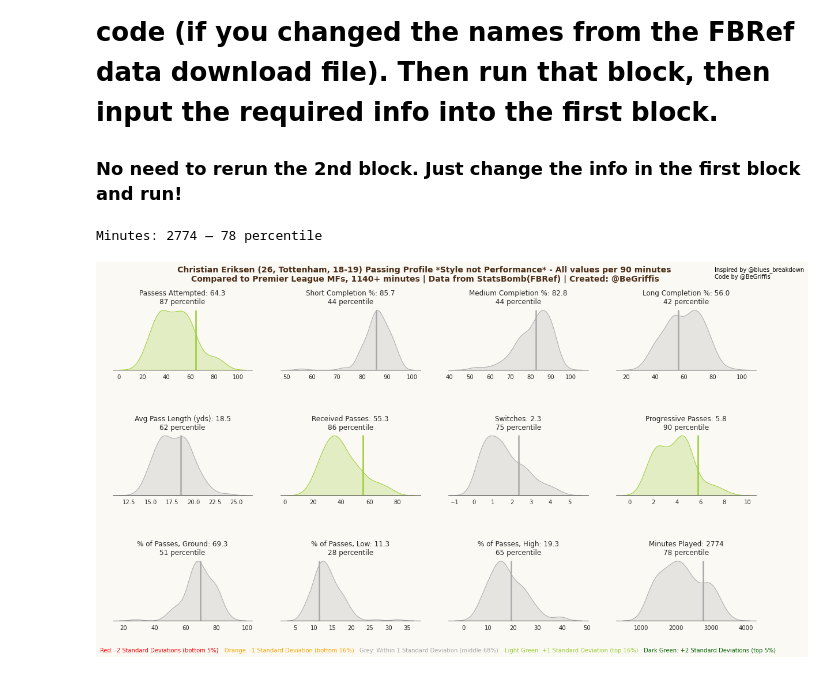
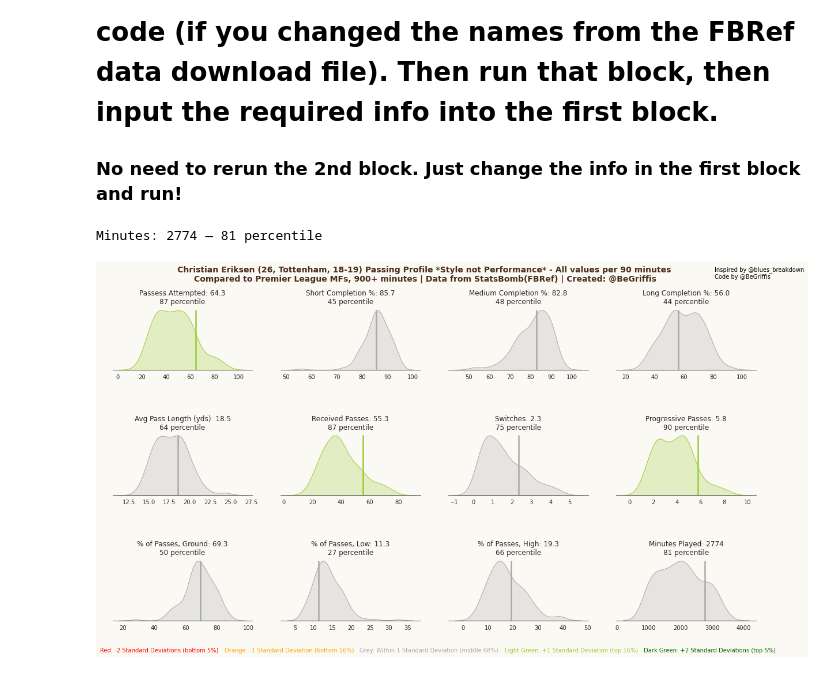
Before and after one commit to griffisben/Soccer-Analyses, a Jupyter notebook: Create Passing Style Charts (Inspired by @Blues_Breakdown).ipynb, the cells around one changed output. Cells and saved outputs as stored; diff of their text form; code cells hidden in the pictures.

```diff
--- a/Create Passing Style Charts (Inspired by @Blues_Breakdown).ipynb
+++ b/Create Passing Style Charts (Inspired by @Blues_Breakdown).ipynb
@@ -6,42 +6,42 @@ ScoutReport(season = "18-19",               # Season (In the future I'll upload
             player_pos = "MF",              # Position of player & comparisons (See note below)
             playerPrompt = "Christian Eriksen",  # Player name
             SquadPrompt = "",               # Optional. But Required for players who played for more than one team
-            minutesPlayed = (38*90)/3,            # The number of minutes to filter by
+            minutesPlayed = 900,            # The number of minutes to filter by
             compP = "epl",              # OPTIONS: epl, la liga, bundesliga, serie a, ligue 1 ('n' will be all 5 leagues)
-            saveinput = "n",                # 'y' if you want to save figure, 'n' if not
+            saveinput = "y",                # 'y' if you want to save figure, 'n' if not
             signature = "@BeGriffis"     # Your handle
            )
 
 ##### For before 21-22, just use 'DF', 'MF', 'FW' #####
 ## I'm working on updating the Transfermarkt positions for prior years! ##
 
 
 ########## For 21-22, position options are: ##########
 
 ##### Single-Position Options #####
 # Goalkeeper
 # Centre-Back
 # Left-Back
 # Right-Back
 # Defensive Midfield
 # Central Midfield
 # Left Midfield
 # Right Midfield
 # Attacking Midfield
 # Left Winger
 # Right Winger
 # Second Striker
 # Centre-Forward
 
 ##### Multiple Position Options #####
 # Fullback (RB + LB)
 # Midfielder (DM + CM + CAM)
 # Winger (RM + LM + RW + RM))
 # Forward (RW + LW + SS + ST)
 # Striker (CF + SS)
 # %% [output]
-Minutes: 2774 — 78 percentile
+Minutes: 2774 — 81 percentile
-[figure, old version]
+[figure, new version]
 # %%
 # Packages
 %matplotlib inline
```
Also changed, not shown: parts of 1 cell of this notebook, 1 other file.
